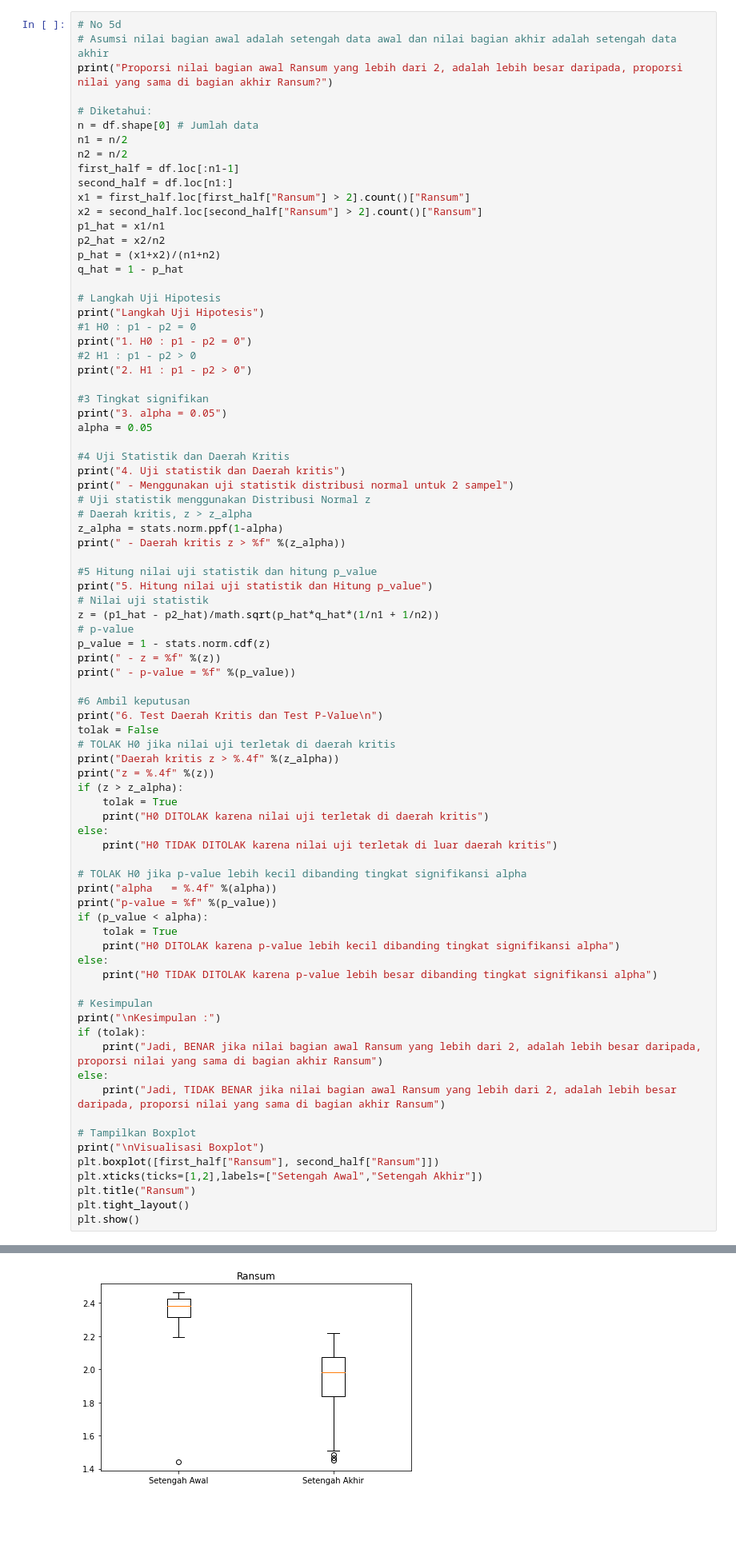
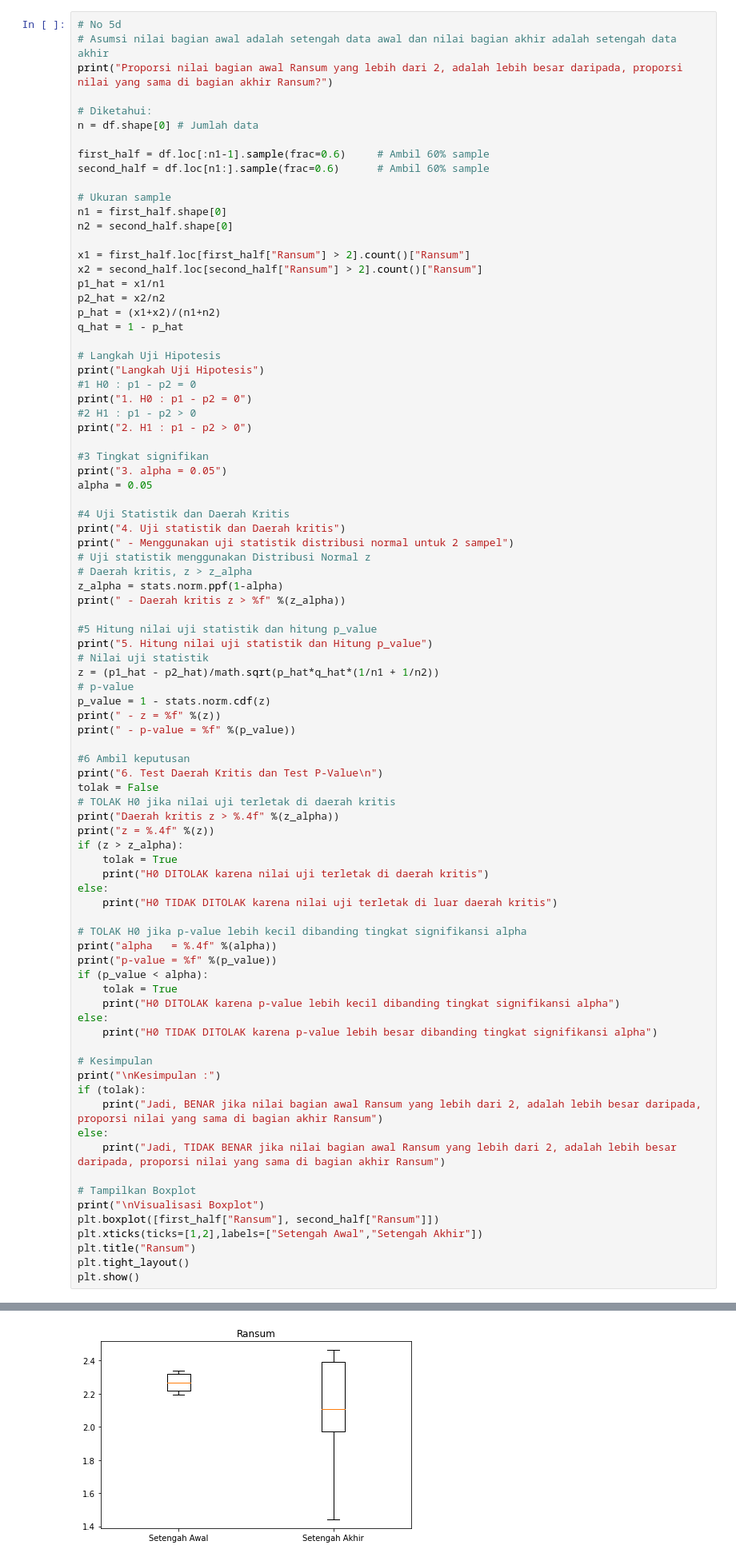
Before and after one commit to ronggurmahendra/TugasBesar_IF2220_Probstat, a Jupyter notebook: Tubes1.ipynb, the cells around one changed output, grey strips where cells are left out. Shown at 80% size. Drawn from its saved outputs; the diff is of its cells as text; blank space fills up the shorter version.

```diff
--- a/Tubes1.ipynb
+++ b/Tubes1.ipynb
@@ -1008,10 +991,14 @@ print("Proporsi nilai bagian awal Ransum yang lebih dari 2, adalah lebih besar d
 
 # Diketahui:
 n = df.shape[0] # Jumlah data
-n1 = n/2
-n2 = n/2
-first_half = df.loc[:n1-1]
-second_half = df.loc[n1:]
+
+first_half = df.loc[:n1-1].sample(frac=0.6)     # Ambil 60% sample
+second_half = df.loc[n1:].sample(frac=0.6)      # Ambil 60% sample
+
+# Ukuran sample
+n1 = first_half.shape[0]
+n2 = second_half.shape[0]
+
 x1 = first_half.loc[first_half["Ransum"] > 2].count()["Ransum"]
 x2 = second_half.loc[second_half["Ransum"] > 2].count()["Ransum"]
 p1_hat = x1/n1
@@ -1097,10 +1084,10 @@ Langkah Uji Hipotesis
 6. Test Daerah Kritis dan Test P-Value
 ... (8 lines left out)
 Kesimpulan :
 Jadi, BENAR jika nilai bagian awal Ransum yang lebih dari 2, adalah lebih besar daripada, proporsi nilai yang sama di bagian akhir Ransum
 
 Visualisasi Boxplot
-[figure, old version]
+[figure, new version]
 # %%
 #5e #masi ngga ngerti ini coba - coba aja
 print("Bagian awal kolom Diameter memiliki variansi yang sama dengan bagian akhirnya?")
```
Also changed, not shown: parts of 18 cells of this notebook.
